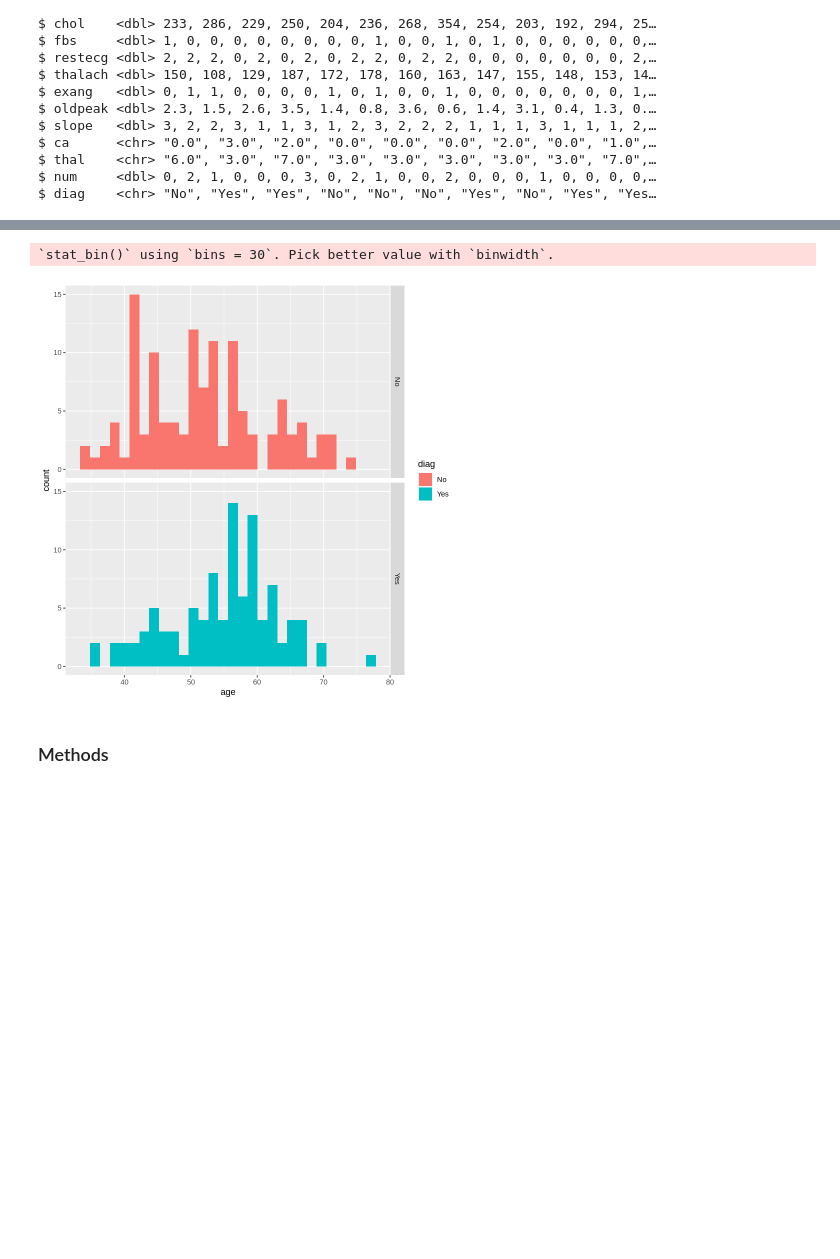
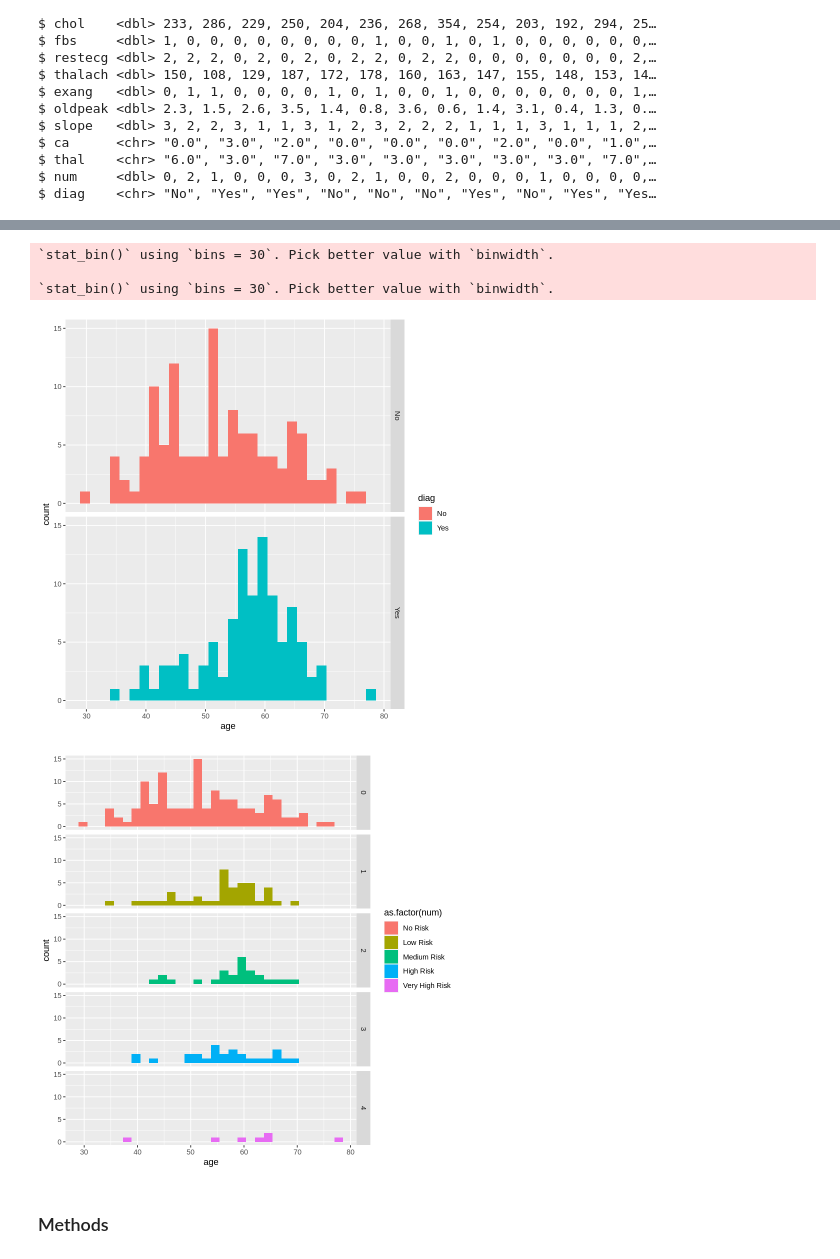
Before and after one commit to Jake-Yeo/dsci100-project, a Jupyter notebook: heartDisease.ipynb, the cells around one changed output, grey strips where cells are left out. Cells and saved outputs as stored; diff of their text form; code cells hidden in the pictures; blank space fills up the shorter version.

Commit message:
Added another visualization that may help.

```diff
--- a/heartDisease.ipynb
+++ b/heartDisease.ipynb
@@ -107,14 +107,25 @@ $ diag    <chr> "No", "No", "No", "No", "No", "No", "No", "No", "No", "No", "N
 # %%
 # visualizing our training set.
 
 train_plot_age <- heartdisease_train |>
     ggplot(aes(x = age, fill = diag)) +
     geom_histogram(position = "identity") +
     facet_grid(rows = vars(diag))
 train_plot_age
+
+#Another type of visualization of num
+train_plot_age_num <- heartdisease_train |>
+    ggplot(aes(x = age, fill = as.factor(num))) +
+    geom_histogram(position = "identity") +
+scale_fill_hue(labels = c("No Risk", "Low Risk", "Medium Risk", "High Risk", "Very High Risk")) +
+    facet_grid(rows = vars(as.factor(num)))
+train_plot_age_num
 # %% [output]
 `stat_bin()` using `bins = 30`. Pick better value with `binwidth`.
+
+`stat_bin()` using `bins = 30`. Pick better value with `binwidth`.
-[figure, old version]
+[figure, new version]
+[figure, added]
 # %% [markdown]
 ### Methods
 # %% [markdown]
```
Also changed, not shown: parts of 1 cell of this notebook.
